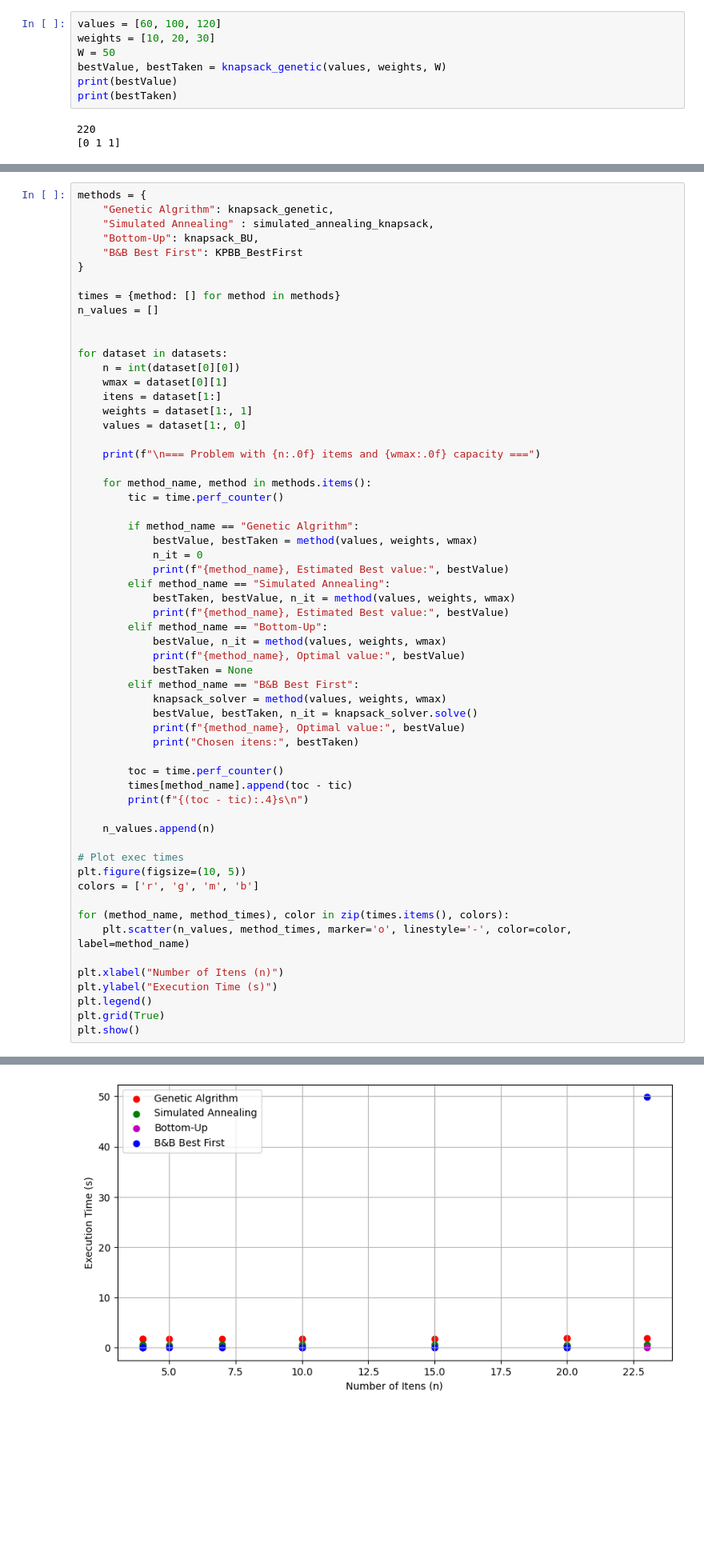
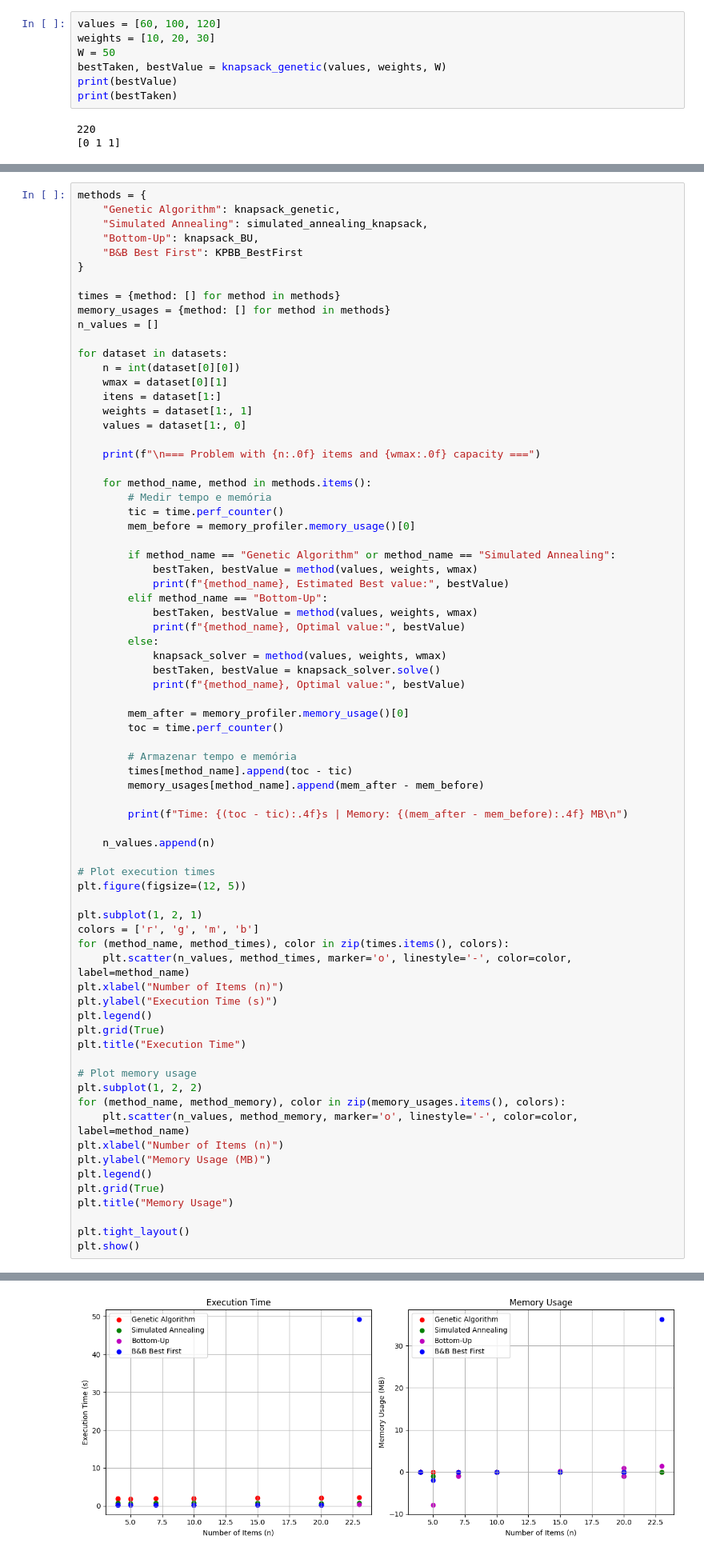
Before and after one commit to RodrigoFernandes-DA/TPs_Univ, a Jupyter notebook: Recherche Operationelle/TP6 - Algorithmes génétiques.ipynb, the cells around one changed output, grey strips where cells are left out. Shown at 80% size. Cells and saved outputs as stored; diff of their text form; blank space fills up the shorter version.

```diff
--- a/Recherche Operationelle/TP6 - Algorithmes génétiques.ipynb
+++ b/Recherche Operationelle/TP6 - Algorithmes génétiques.ipynb
@@ -296,7 +288,7 @@ def knapsack_genetic(values, weights, W, pop_size=100, generations=10000, mutati
 values = [60, 100, 120]
 weights = [10, 20, 30]
 W = 50
-bestValue, bestTaken = knapsack_genetic(values, weights, W)
+bestTaken, bestValue = knapsack_genetic(values, weights, W)
 print(bestValue)
 print(bestTaken)
 # %% [output]
@@ -386,15 +376,15 @@ for infile in listing:
     datasets.append(data)
 # %%
 methods = {
-    "Genetic Algrithm": knapsack_genetic,
-    "Simulated Annealing" : simulated_annealing_knapsack,
+    "Genetic Algorithm": knapsack_genetic,
+    "Simulated Annealing": simulated_annealing_knapsack,
     "Bottom-Up": knapsack_BU,
     "B&B Best First": KPBB_BestFirst
 }
 
 times = {method: [] for method in methods}
+memory_usages = {method: [] for method in methods}
 n_values = []
-
 
 for dataset in datasets:
     n = int(dataset[0][0])
@@ -406,42 +396,56 @@ for dataset in datasets:
     print(f"\n=== Problem with {n:.0f} items and {wmax:.0f} capacity ===")
 
     for method_name, method in methods.items():
+        # Medir tempo e memória
         tic = time.perf_counter()
+        mem_before = memory_profiler.memory_usage()[0]
 
-        if method_name == "Genetic Algrithm":
-            bestValue, bestTaken = method(values, weights, wmax)
-            n_it = 0
-            print(f"{method_name}, Estimated Best value:", bestValue)
-        elif method_name == "Simulated Annealing":
-            bestTaken, bestValue, n_it = method(values, weights, wmax)
+        if method_name == "Genetic Algorithm" or method_name == "Simulated Annealing":
+            bestTaken, bestValue = method(values, weights, wmax)
             print(f"{method_name}, Estimated Best value:", bestValue)
         elif method_name == "Bottom-Up":
-            bestValue, n_it = method(values, weights, wmax)
+            bestTaken, bestValue = method(values, weights, wmax)
             print(f"{method_name}, Optimal value:", bestValue)
-            bestTaken = None
-        elif method_name == "B&B Best First":
+        else:
             knapsack_solver = method(values, weights, wmax)
-            bestValue, bestTaken, n_it = knapsack_solver.solve()
+            bestTaken, bestValue = knapsack_solver.solve()
             print(f"{method_name}, Optimal value:", bestValue)
-            print("Chosen itens:", bestTaken)
 
+        mem_after = memory_profiler.memory_usage()[0]
         toc = time.perf_counter()
+
+        # Armazenar tempo e memória
         times[method_name].append(toc - tic)
-        print(f"{(toc - tic):.4}s\n")
+        memory_usages[method_name].append(mem_after - mem_before)
+
+        print(f"Time: {(toc - tic):.4f}s | Memory: {(mem_after - mem_before):.4f} MB\n")
 
     n_values.append(n)
 
-# Plot exec times
-plt.figure(figsize=(10, 5))
+# Plot execution times
+plt.figure(figsize=(12, 5))
+
+plt.subplot(1, 2, 1)
 colors = ['r', 'g', 'm', 'b']
-
 for (method_name, method_times), color in zip(times.items(), colors):
     plt.scatter(n_values, method_times, marker='o', linestyle='-', color=color, label=method_name)
-
-plt.xlabel("Number of Itens (n)")
+plt.xlabel("Number of Items (n)")
 plt.ylabel("Execution Time (s)")
 plt.legend()
 plt.grid(True)
+plt.title("Execution Time")
+
+# Plot memory usage
+plt.subplot(1, 2, 2)
+for (method_name, method_memory), color in zip(memory_usages.items(), colors):
+    plt.scatter(n_values, method_memory, marker='o', linestyle='-', color=color, label=method_name)
+plt.xlabel("Number of Items (n)")
+plt.ylabel("Memory Usage (MB)")
+plt.legend()
+plt.grid(True)
+plt.title("Memory Usage")
+
+plt.tight_layout()
 plt.show()
 # %% [output]
 === Problem with 15 items and 375 capacity ===
@@ -464,4 +468,4 @@ Chosen itens: [1, 3, 0]
-[figure, old version]
+[figure, new version]
 # %% [markdown]
 <div style="background-color:#f0f8ff; color:#333333; padding:10px; border-radius:8px; font-family:Arial, sans-serif; line-height:1.6;">
   <p>
```
Also changed, not shown: parts of 13 cells of this notebook.
